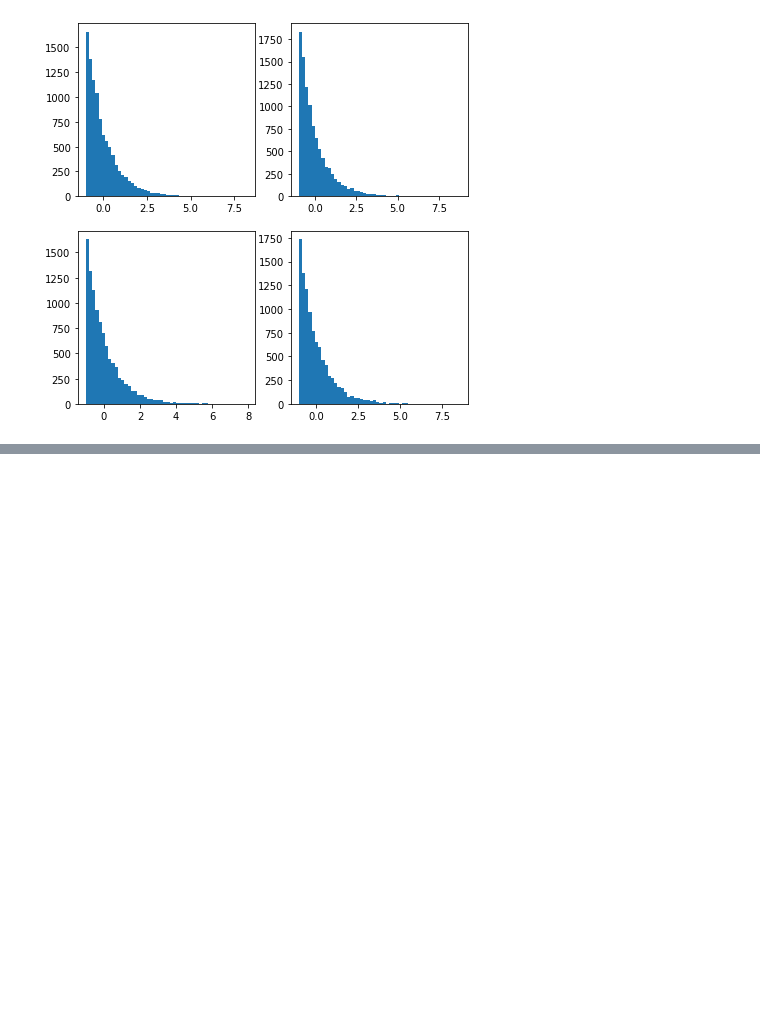
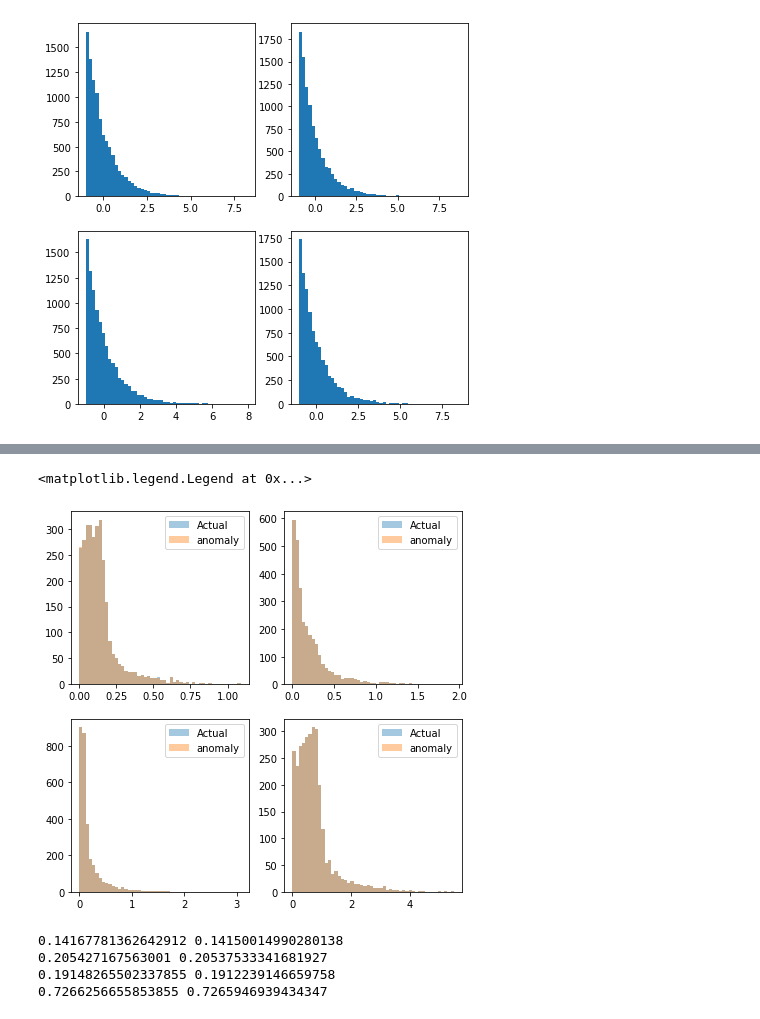
Before and after one commit to sdysch/autoencoder-test, a Jupyter notebook: autoencoder.ipynb, the cells around one changed output, grey strips where cells are left out. Cells and saved outputs as stored; diff of their text form; code cells hidden in the pictures; blank space fills up the shorter version.

```diff
--- a/autoencoder.ipynb
+++ b/autoencoder.ipynb
@@ -145,0 +204,32 @@ axs[1, 1].legend()
+# %%
+# to compare, draw errors
+nbins = 50
+error_pred = np.sqrt((pred - test) ** 2.)
+error_anomaly = np.sqrt((pred_anomaly - anomaly) ** 2.)
+fig, axs = plt.subplots(2, 2, figsize = (7, 7))
+_ = axs[0, 0].hist(error_pred[:,0], bins = nbins, alpha = 0.4, label = "Actual")
+_ = axs[0, 1].hist(error_pred[:,1], bins = nbins, alpha = 0.4, label = "Actual")
+_ = axs[1, 0].hist(error_pred[:,2], bins = nbins, alpha = 0.4, label = "Actual")
+_ = axs[1, 1].hist(error_pred[:,3], bins = nbins, alpha = 0.4, label = "Actual")
+
+_ = axs[0, 0].hist(error_anomaly[:,0], bins = nbins, alpha = 0.4, label = "anomaly")
+_ = axs[0, 1].hist(error_anomaly[:,1], bins = nbins, alpha = 0.4, label = "anomaly")
+_ = axs[1, 0].hist(error_anomaly[:,2], bins = nbins, alpha = 0.4, label = "anomaly")
+_ = axs[1, 1].hist(error_anomaly[:,3], bins = nbins, alpha = 0.4, label = "anomaly")
+
+axs[0, 0].legend()
+axs[0, 1].legend()
+axs[1, 0].legend()
+axs[1, 1].legend()
+# %% [output]
+<matplotlib.legend.Legend at 0x...>
+[figure, added]
+# %%
+# difference in means?
+for i in range(4):
+    print(error_pred[:,i].mean(), error_anomaly[:,i].mean())
+# %% [output]
+0.14167781362642912 0.14150014990280138
+0.205427167563001 0.20537533341681927
+0.19148265502337855 0.1912239146659758
+0.7266256655853855 0.7265946939434347
```
Also changed, not shown: parts of 10 cells of this notebook.
